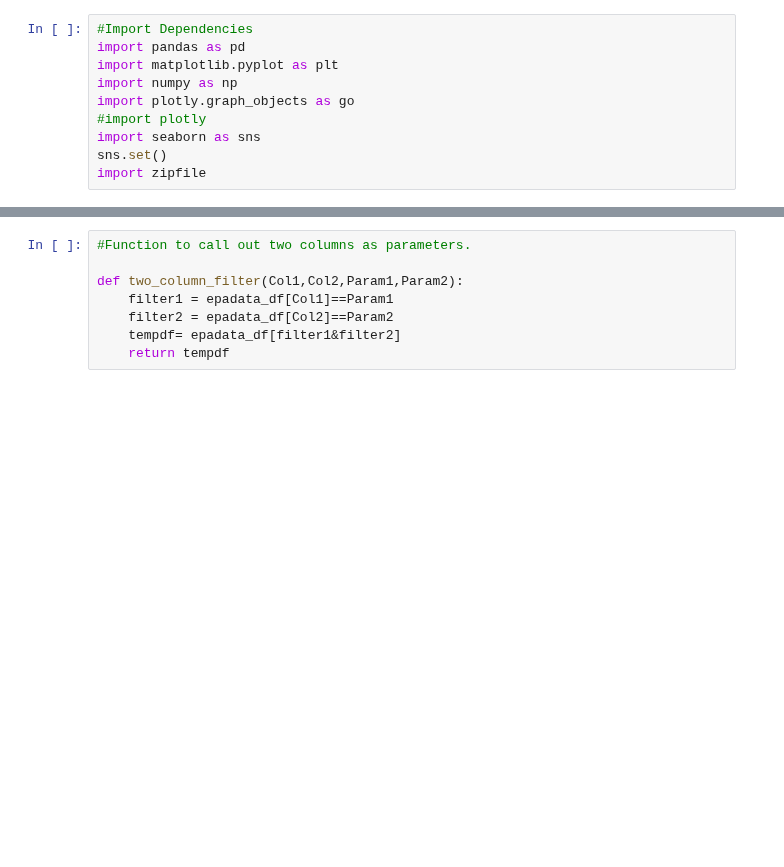
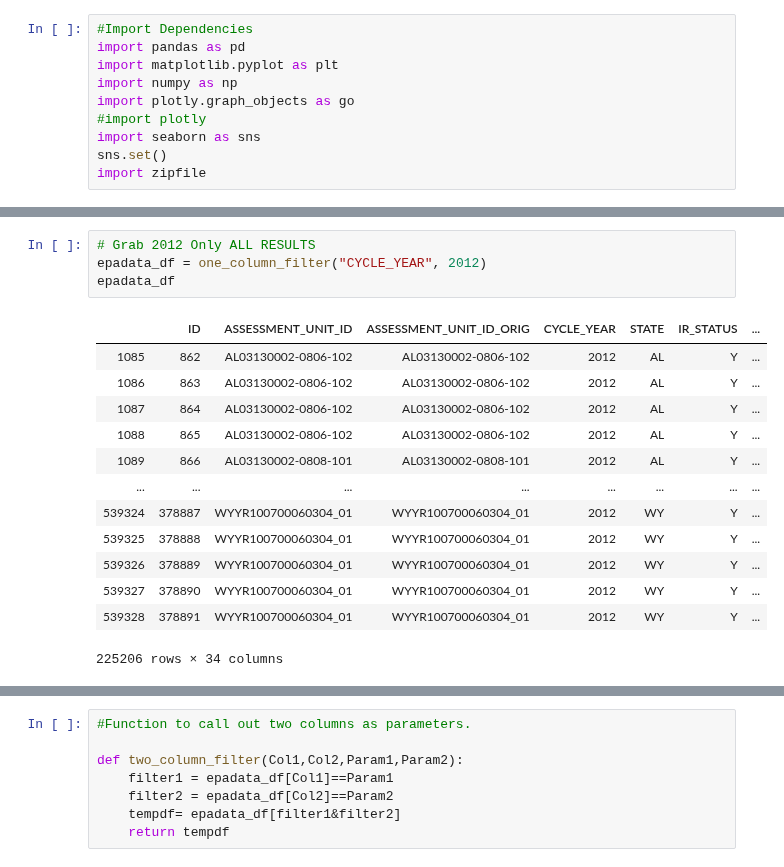
Before and after one commit to davidtracy6984/Climate-Change, a Jupyter notebook: FreshWater.ipynb, the cells around one changed output, grey strips where cells are left out. Saved outputs shown, nothing was run; the diff lists cells and outputs as text; blank space fills up the shorter version.

```diff
--- a/FreshWater.ipynb
+++ b/FreshWater.ipynb
@@ -45,2 +47,20 @@ def one_column_filter(Col1,Param1):
     return tempdf
+# %%
+# Grab 2012 Only ALL RESULTS
+epadata_df = one_column_filter("CYCLE_YEAR", 2012)
+epadata_df
+# %% [output]
+|  | ID | ASSESSMENT_UNIT_ID | ASSESSMENT_UNIT_ID_ORIG | CYCLE_YEAR | STATE | IR_STATUS | ... |
+| 1085 | 862 | AL03130002-0806-102 | AL03130002-0806-102 | 2012 | AL | Y | ... |
+| 1086 | 863 | AL03130002-0806-102 | AL03130002-0806-102 | 2012 | AL | Y | ... |
+| 1087 | 864 | AL03130002-0806-102 | AL03130002-0806-102 | 2012 | AL | Y | ... |
+| 1088 | 865 | AL03130002-0806-102 | AL03130002-0806-102 | 2012 | AL | Y | ... |
+| 1089 | 866 | AL03130002-0808-101 | AL03130002-0808-101 | 2012 | AL | Y | ... |
+| ... | ... | ... | ... | ... | ... | ... | ... |
+| 539324 | 378887 | WYYR100700060304_01 | WYYR100700060304_01 | 2012 | WY | Y | ... |
+| 539325 | 378888 | WYYR100700060304_01 | WYYR100700060304_01 | 2012 | WY | Y | ... |
+| 539326 | 378889 | WYYR100700060304_01 | WYYR100700060304_01 | 2012 | WY | Y | ... |
+| 539327 | 378890 | WYYR100700060304_01 | WYYR100700060304_01 | 2012 | WY | Y | ... |
+| 539328 | 378891 | WYYR100700060304_01 | WYYR100700060304_01 | 2012 | WY | Y | ... |
+225206 rows × 34 columns
 # %%
```
Also changed, not shown: parts of 22 cells of this notebook, 9 other files.
